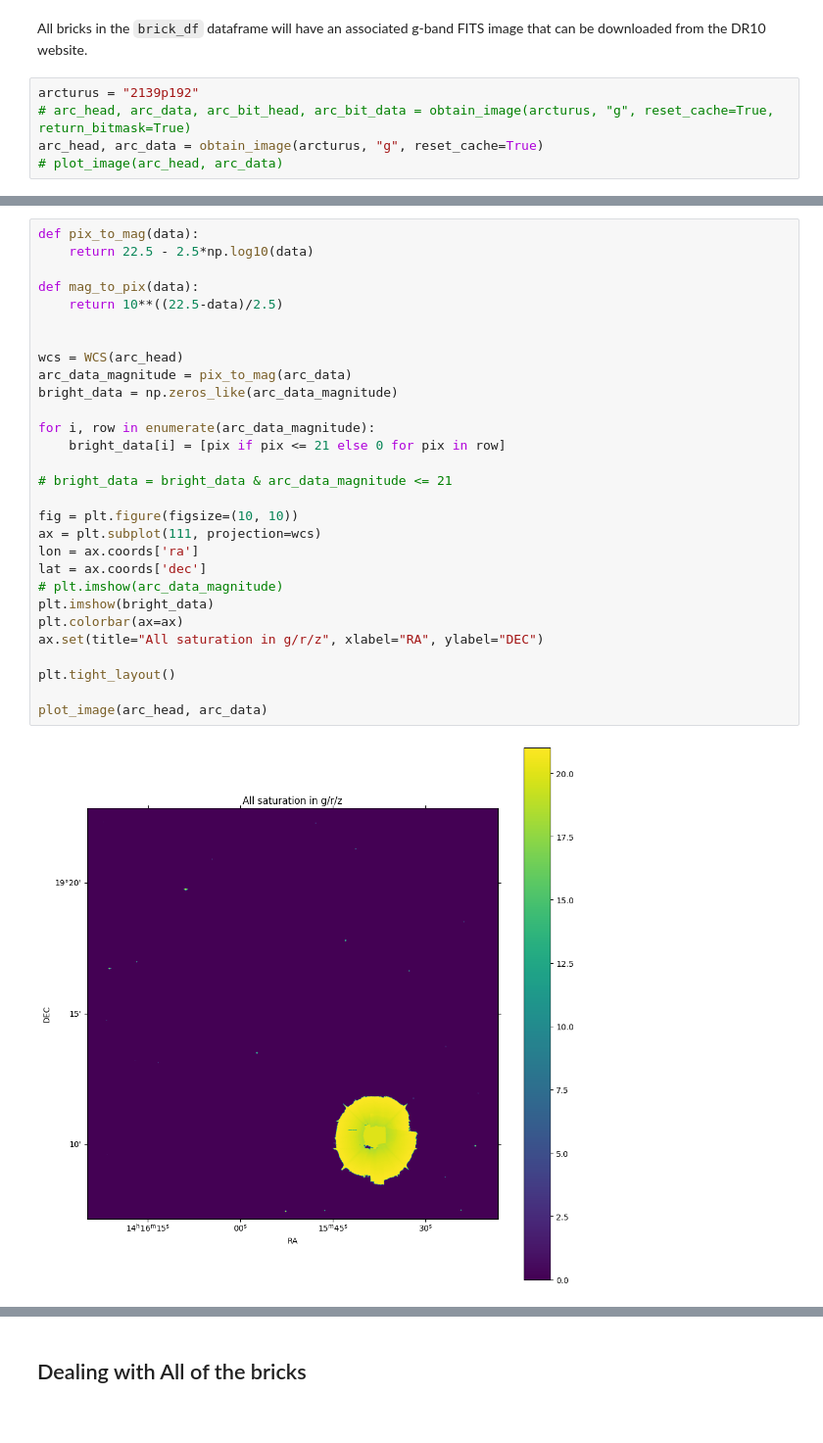
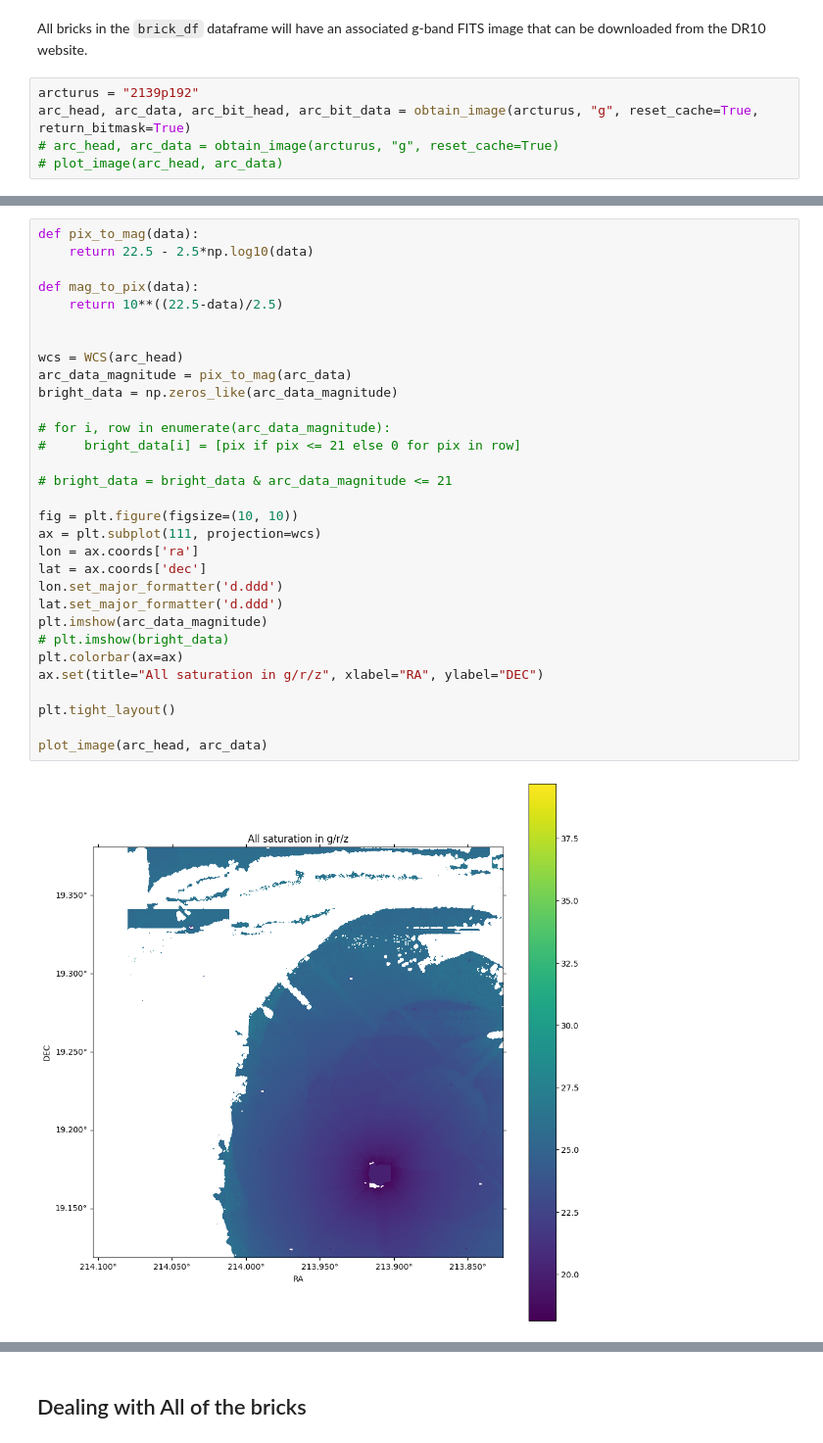
Before and after one commit to cyb0rb/WiFeS_Catalog, a Jupyter notebook: query_images.ipynb, the cells around one changed output, grey strips where cells are left out. Shown at 98% size. Drawn from its saved outputs; the diff is of its cells as text.

```diff
--- a/query_images.ipynb
+++ b/query_images.ipynb
@@ -290,8 +293,8 @@ plt.show()
 All bricks in the `brick_df` dataframe will have an associated g-band FITS image that can be downloaded from the DR10 website.
 # %%
 arcturus = "2139p192"
-# arc_head, arc_data, arc_bit_head, arc_bit_data = obtain_image(arcturus, "g", reset_cache=True, return_bitmask=True)
-arc_head, arc_data = obtain_image(arcturus, "g", reset_cache=True)
+arc_head, arc_data, arc_bit_head, arc_bit_data = obtain_image(arcturus, "g", reset_cache=True, return_bitmask=True)
+# arc_head, arc_data = obtain_image(arcturus, "g", reset_cache=True)
 # plot_image(arc_head, arc_data)
 # %% [output]
 Downloading Image: https://portal.nersc.gov/cfs/cosmo/data/legacysurvey/dr10/south/coadd/213/2139p192/legacysurvey-2139p192-image-g.fits.fz....
@@ -299,34 +303,36 @@ Clearing download cache...
 # %%
 def pix_to_mag(data):
     return 22.5 - 2.5*np.log10(data)
 
 def mag_to_pix(data):
     return 10**((22.5-data)/2.5)
 
 
 wcs = WCS(arc_head)
 arc_data_magnitude = pix_to_mag(arc_data)
 bright_data = np.zeros_like(arc_data_magnitude)
 
-for i, row in enumerate(arc_data_magnitude):
-    bright_data[i] = [pix if pix <= 21 else 0 for pix in row]
+# for i, row in enumerate(arc_data_magnitude):
+#     bright_data[i] = [pix if pix <= 21 else 0 for pix in row]
 
 # bright_data = bright_data & arc_data_magnitude <= 21
 
 fig = plt.figure(figsize=(10, 10))
 ax = plt.subplot(111, projection=wcs)
 lon = ax.coords['ra']
 lat = ax.coords['dec']
-# plt.imshow(arc_data_magnitude)
-plt.imshow(bright_data)
+lon.set_major_formatter('d.ddd')
+lat.set_major_formatter('d.ddd')
+plt.imshow(arc_data_magnitude)
+# plt.imshow(bright_data)
 plt.colorbar(ax=ax)
 ax.set(title="All saturation in g/r/z", xlabel="RA", ylabel="DEC")
 
 plt.tight_layout()
 
 plot_image(arc_head, arc_data)
 # %% [output]
-[figure, old version]
+[figure, new version]
 [figure]
 # %%
 def find_bad_pixels(bitmask_array, flags):
```
Also changed, not shown: parts of 8 cells of this notebook, 1 other file.
